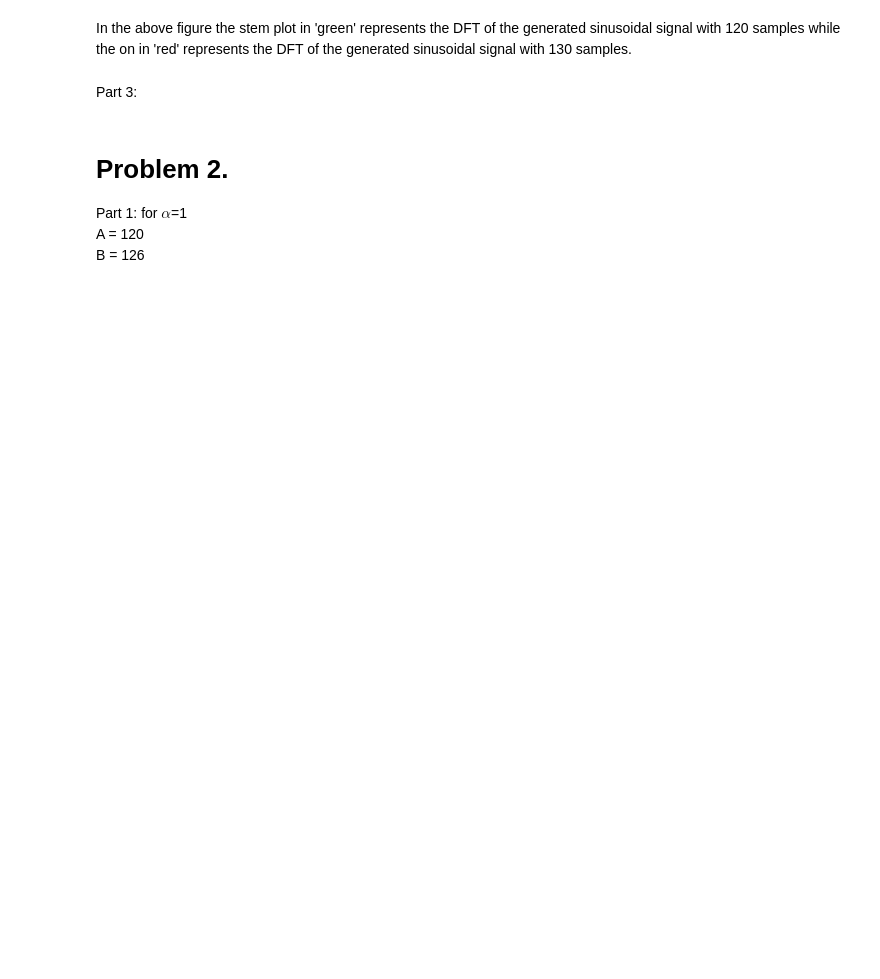
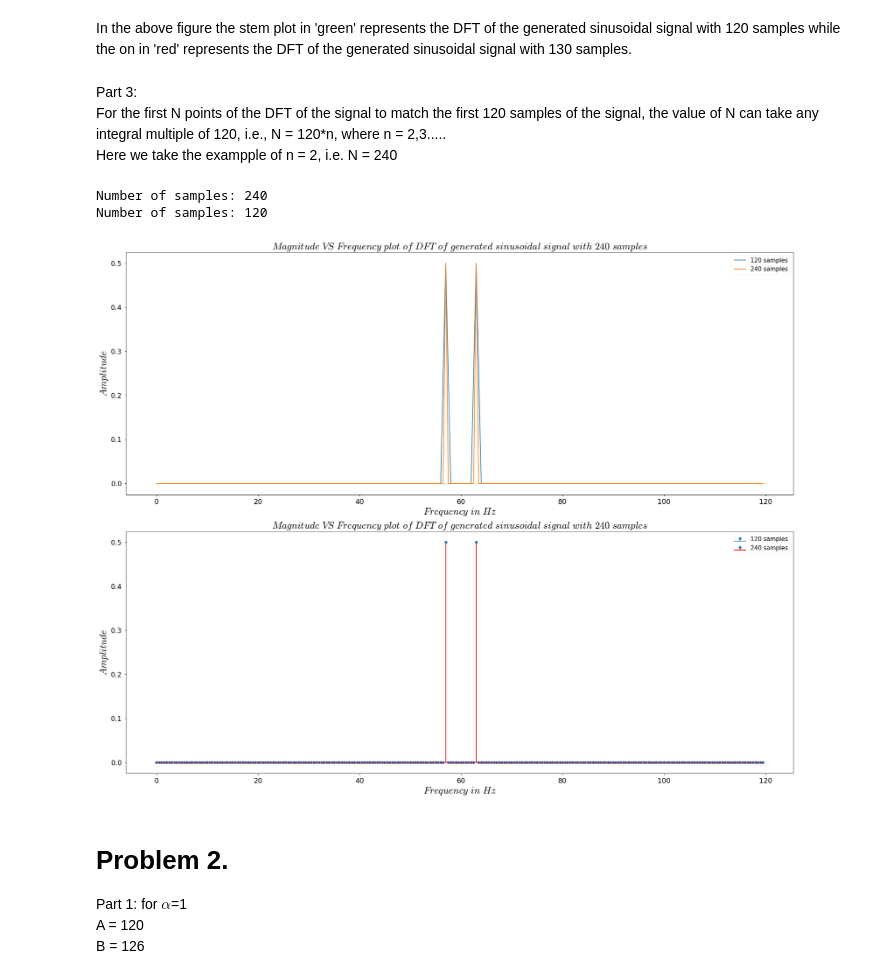
Before and after one commit to Harsha1569/DSP_Lab, a Jupyter notebook: Experiment_4/Experiment__4.ipynb, the cells around one changed output. Cells and saved outputs as stored; diff of their text form; code cells hidden in the pictures; blank space fills up the shorter version.

```diff
--- a/Experiment_4/Experiment__4.ipynb
+++ b/Experiment_4/Experiment__4.ipynb
@@ -125,7 +127,56 @@ N3, _=plot_spec(sinusoidal_signal(n), Fs = 120,samples=120,xaxis_label=r'$Freque
 # %% [markdown]
 In the above figure the stem plot in 'green' represents the DFT of the generated sinusoidal signal with 120 samples while the on in 'red' represents the DFT of the generated sinusoidal signal with 130 samples.
-# %% [markdown]
-Part 3:
+# %% [markdown]
+Part 3: <br>
+For the first N points of the DFT of the signal to match the first 120 samples of the signal, the value of N can take any integral multiple of 120, i.e., N = 120*n, where n = 2,3.....<br>
+Here we take the exampple of n = 2, i.e. N = 240
+# %%
+def dft(x, Fs,samples=None, norm=False):
+  if samples == None:
+    S = int(len(x)/2)
+  else:
+    S = samples
+
+    N = Fs * np.arange(0,S)/S;
+    X = np.abs(np.fft.fft(x[0:S]))
+
+    X_normalised = X
+    if norm:
+        X_normalised = (1/len(N)) * X
+
+    return N, X_normalised
+# %%
+N, X= dft(signal(n), Fs = 120,samples=240, norm=True)
+print("Number of samples:",len(N))
+Ns, Xs= dft(signal(n), Fs = 120,samples=120, norm=True)
+print("Number of samples:",len(Ns))
+# %% [output]
+Number of samples: 240
+Number of samples: 120
+# %%
+fig, axs = plt.subplots(2, figsize=(25,20))
+def plot_s(N, X,samples=None,xaxis_label=None, yaxis_label=None, title=None, row=None, pt=None, lgnd =  None, color ='C0'):
+    S = samples
+    if pt ==None:
+      axs[row].plot(N,X, label = lgnd)
+      axs[row].legend(loc = 'upper right', fontsize = 15)
+    else:
+      axs[row].stem(N, X,color, label=lgnd, use_line_collection=True, linefmt=color,  basefmt=color)
+      axs[row].legend(loc = 'upper right', fontsize = 15)
+
+    axs[row].set_title(title, fontsize = 25)
+    axs[row].set_xlabel(xaxis_label, fontsize = 25)
+    axs[row].set_ylabel(yaxis_label, fontsize = 25)
+    axs[row].tick_params(axis="both", labelsize = 18)
+    fig.tight_layout()
+
+plot_s(Ns,Xs,samples=120,xaxis_label=r'$Frequency\ in\ Hz$', yaxis_label=r'$Amplitude$',title = r"$Magnitude\ VS\ Frequency\ plot\ of\ DFT\ of\ generated\ sinusoidal\ signal\ with\ 240\ samples$", row=0, lgnd = '120 samples')
+plot_s(Ns,Xs,samples=120,xaxis_label=r'$Frequency\ in\ Hz$', yaxis_label=r'$Amplitude$',title = r"$Magnitude\ VS\ Frequency\ plot\ of\ DFT\ of\ generated\ sinusoidal\ signal\ with\ 240\ samples$", row=1, pt =1, lgnd = '120 samples')
+plot_s(N,X,samples=240,xaxis_label=r'$Frequency\ in\ Hz$', yaxis_label=r'$Amplitude$',title = r"$Magnitude\ VS\ Frequency\ plot\ of\ DFT\ of\ generated\ sinusoidal\ signal\ with\ 240\ samples$", row=0, lgnd = '240 samples')
+plot_s(N,X,samples=240,xaxis_label=r'$Frequency\ in\ Hz$', yaxis_label=r'$Amplitude$',title = r"$Magnitude\ VS\ Frequency\ plot\ of\ DFT\ of\ generated\ sinusoidal\ signal\ with\ 240\ samples$", row=1, pt =1, lgnd = '240 samples', color= 'r')
+fig.savefig('fig9.png')
+# %% [output]
+[figure, added]
 # %% [markdown]
 # **Problem** **2**. <br>
 Part 1: for $\alpha$=1 <br>
```
Also changed, not shown: parts of 5 cells of this notebook.
